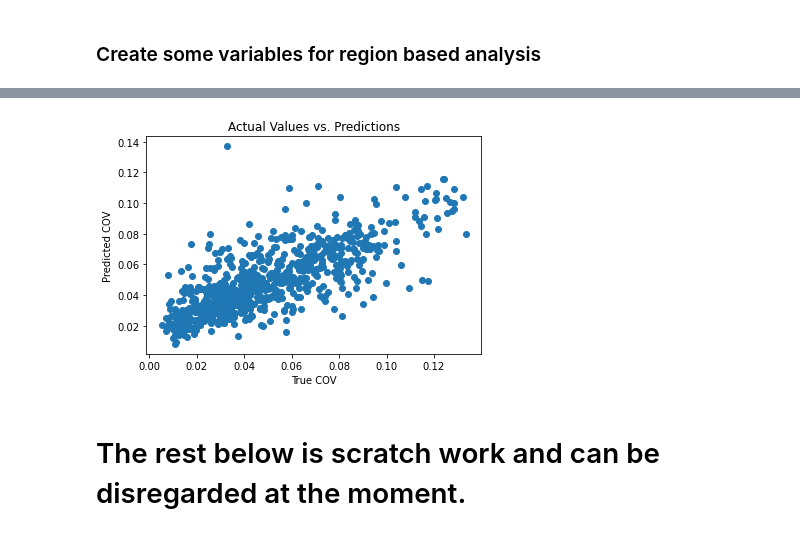
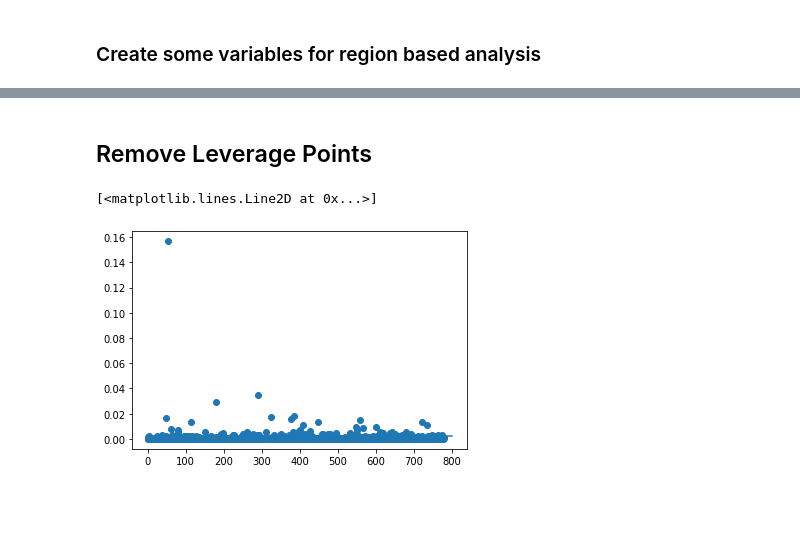
Before and after one commit to harperd17/energy_volatility_prediction, a Jupyter notebook: notebooks/Modeling/Linear_Regression_Trainer.ipynb, the cells around one changed output, grey strips where cells are left out. Drawn from its saved outputs; the diff is of its cells as text; code cells hidden in the pictures; blank space fills up the shorter version.

```diff
--- a/notebooks/Modeling/Linear_Regression_Trainer.ipynb
+++ b/notebooks/Modeling/Linear_Regression_Trainer.ipynb
@@ -210,9 +180,2 @@ plt.legend();
-# %%
-plt.scatter(real_values['target_COV'],real_values['Predictions'])
-plt.title('Actual Values vs. Predictions')
-plt.xlabel('True COV')
-plt.ylabel('Predicted COV');
-# %% [output]
-[figure, removed]
-# %% [markdown]
-# The rest below is scratch work and can be disregarded at the moment.
+# %% [markdown]
+## Remove Leverage Points
@@ -218,0 +185,7 @@ plt.ylabel('Predicted COV');
+# %%
+plt.scatter(range(len(leverage_pts)),leverage_pts)
+high_leverage_thresh = 0.002
+plt.plot([0,800],[high_leverage_thresh,high_leverage_thresh])
+# %% [output]
+[<matplotlib.lines.Line2D at 0x...>]
+[figure, added]
```
Also changed, not shown: parts of 85 cells of this notebook.
